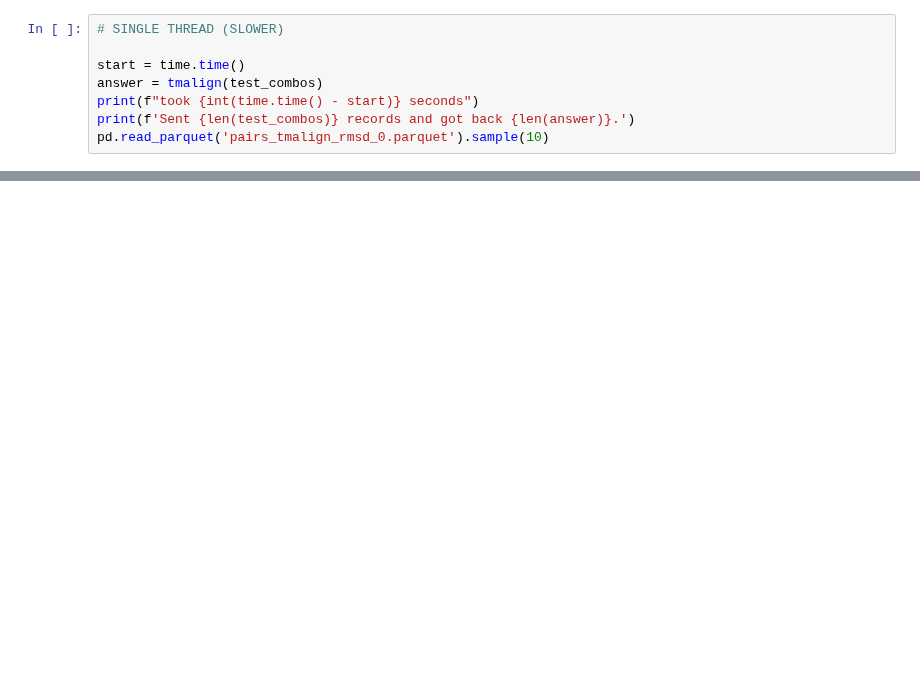
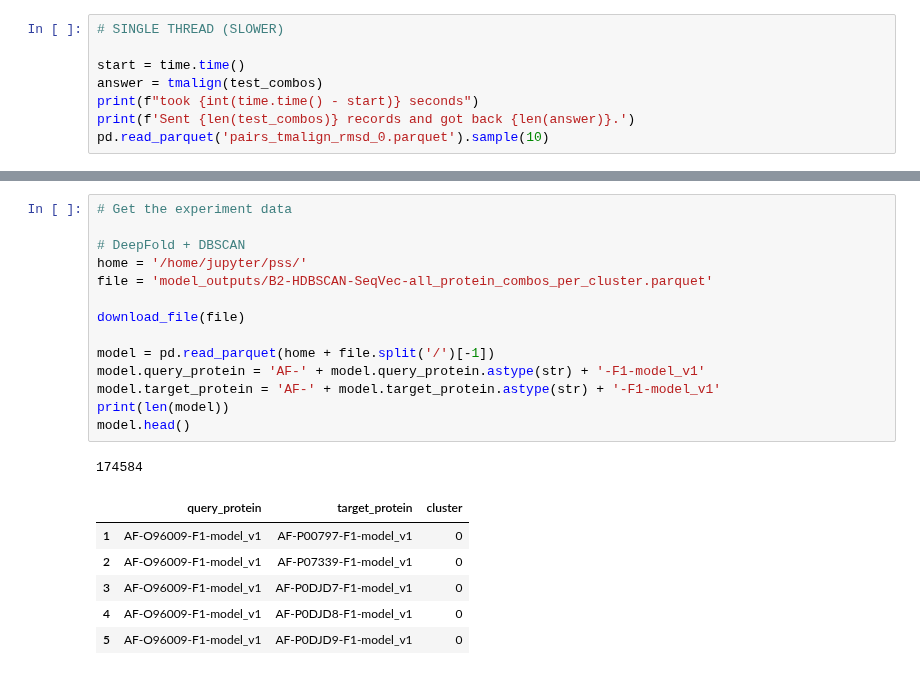
Before and after one commit to dptrsa-300/pss, a Jupyter notebook: explore_tmalign_stats.ipynb, the cells around one changed output, grey strips where cells are left out. Cells and saved outputs as stored; diff of their text form; blank space fills up the shorter version.

```diff
--- a/explore_tmalign_stats.ipynb
+++ b/explore_tmalign_stats.ipynb
@@ -200,0 +193,22 @@ pd.read_parquet('pairs_tmalign_rmsd.parquet')
+# %%
+# Get the experiment data
+
+# DeepFold + DBSCAN
+home = '/home/jupyter/pss/'
+file = 'model_outputs/B2-HDBSCAN-SeqVec-all_protein_combos_per_cluster.parquet'
+
+download_file(file)
+
+model = pd.read_parquet(home + file.split('/')[-1])
+model.query_protein = 'AF-' + model.query_protein.astype(str) + '-F1-model_v1'
+model.target_protein = 'AF-' + model.target_protein.astype(str) + '-F1-model_v1'
+print(len(model))
+model.head()
+# %% [output]
+174584
+|  | query_protein | target_protein | cluster |
+| 1 | AF-O96009-F1-model_v1 | AF-P00797-F1-model_v1 | 0 |
+| 2 | AF-O96009-F1-model_v1 | AF-P07339-F1-model_v1 | 0 |
+| 3 | AF-O96009-F1-model_v1 | AF-P0DJD7-F1-model_v1 | 0 |
+| 4 | AF-O96009-F1-model_v1 | AF-P0DJD8-F1-model_v1 | 0 |
+| 5 | AF-O96009-F1-model_v1 | AF-P0DJD9-F1-model_v1 | 0 |
```
Also changed, not shown: parts of 17 cells of this notebook, 1 other file.
